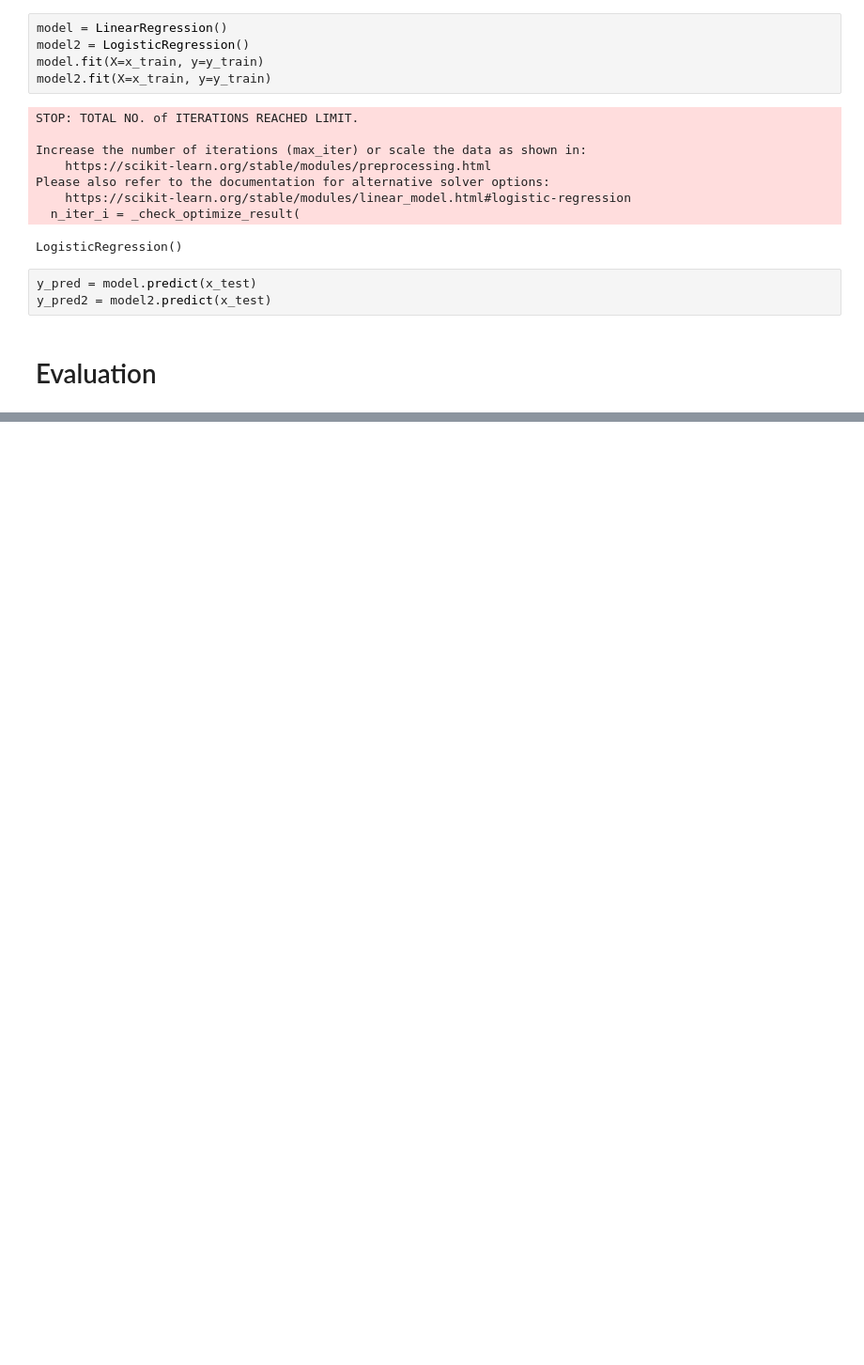
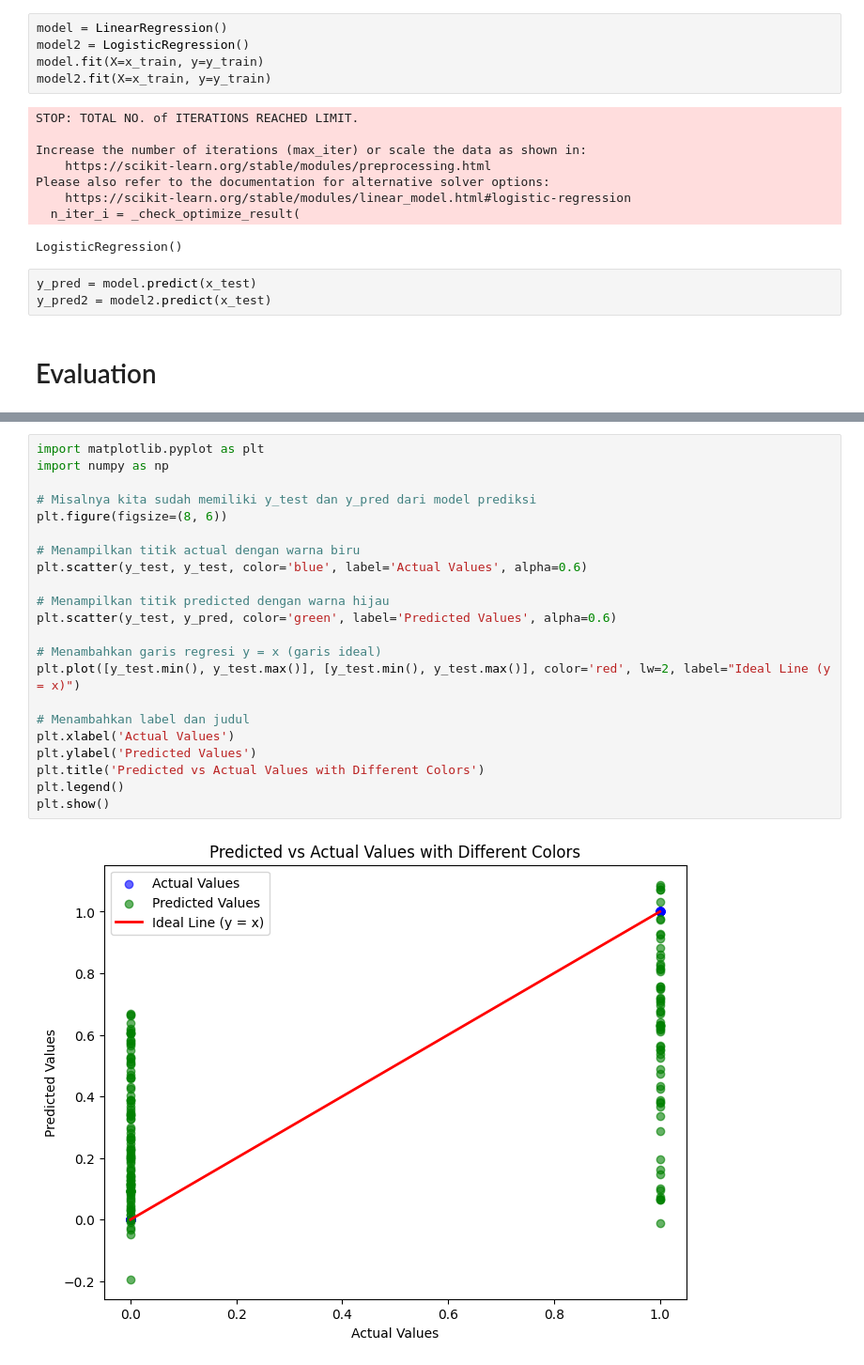
Before and after one commit to StyNW7/Machine_Learning, a Jupyter notebook: 99. Mid-Term/Exercise/Regression-Exercise-1.ipynb, the cells around one changed output, grey strips where cells are left out. Shown at 94% size. Cells and saved outputs as stored; diff of their text form; blank space fills up the shorter version.

```diff
--- a/99. Mid-Term/Exercise/Regression-Exercise-1.ipynb
+++ b/99. Mid-Term/Exercise/Regression-Exercise-1.ipynb
@@ -502,0 +514,24 @@ R2 Score: -0.465294708511367
+# %%
+import matplotlib.pyplot as plt
+import numpy as np
+
+# Misalnya kita sudah memiliki y_test dan y_pred dari model prediksi
+plt.figure(figsize=(8, 6))
+
+# Menampilkan titik actual dengan warna biru
+plt.scatter(y_test, y_test, color='blue', label='Actual Values', alpha=0.6)
+
+# Menampilkan titik predicted dengan warna hijau
+plt.scatter(y_test, y_pred, color='green', label='Predicted Values', alpha=0.6)
+
+# Menambahkan garis regresi y = x (garis ideal)
+plt.plot([y_test.min(), y_test.max()], [y_test.min(), y_test.max()], color='red', lw=2, label="Ideal Line (y = x)")
+
+# Menambahkan label dan judul
+plt.xlabel('Actual Values')
+plt.ylabel('Predicted Values')
+plt.title('Predicted vs Actual Values with Different Colors')
+plt.legend()
+plt.show()
+# %% [output]
+[figure, added]
```
Also changed, not shown: parts of 11 cells of this notebook, 6 other files.
